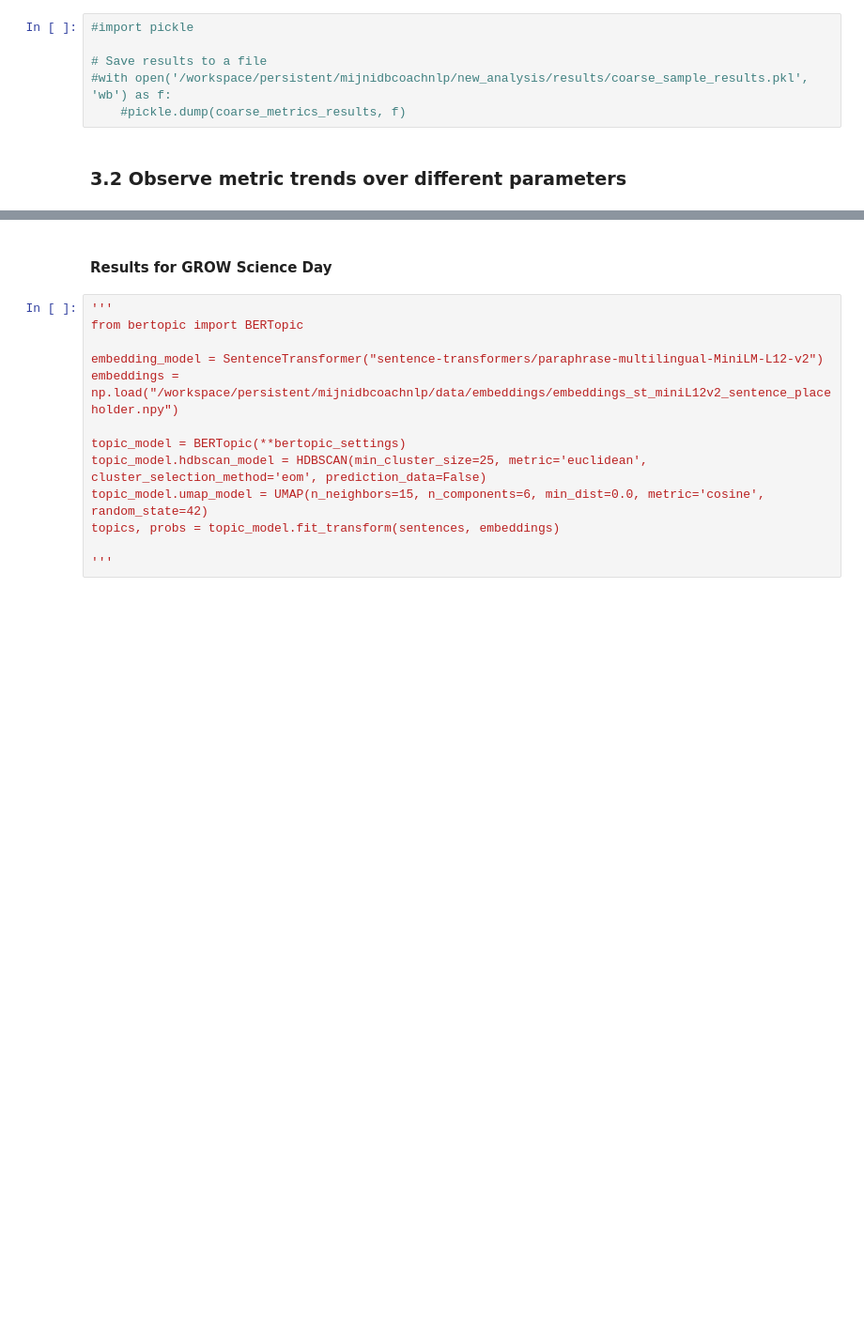
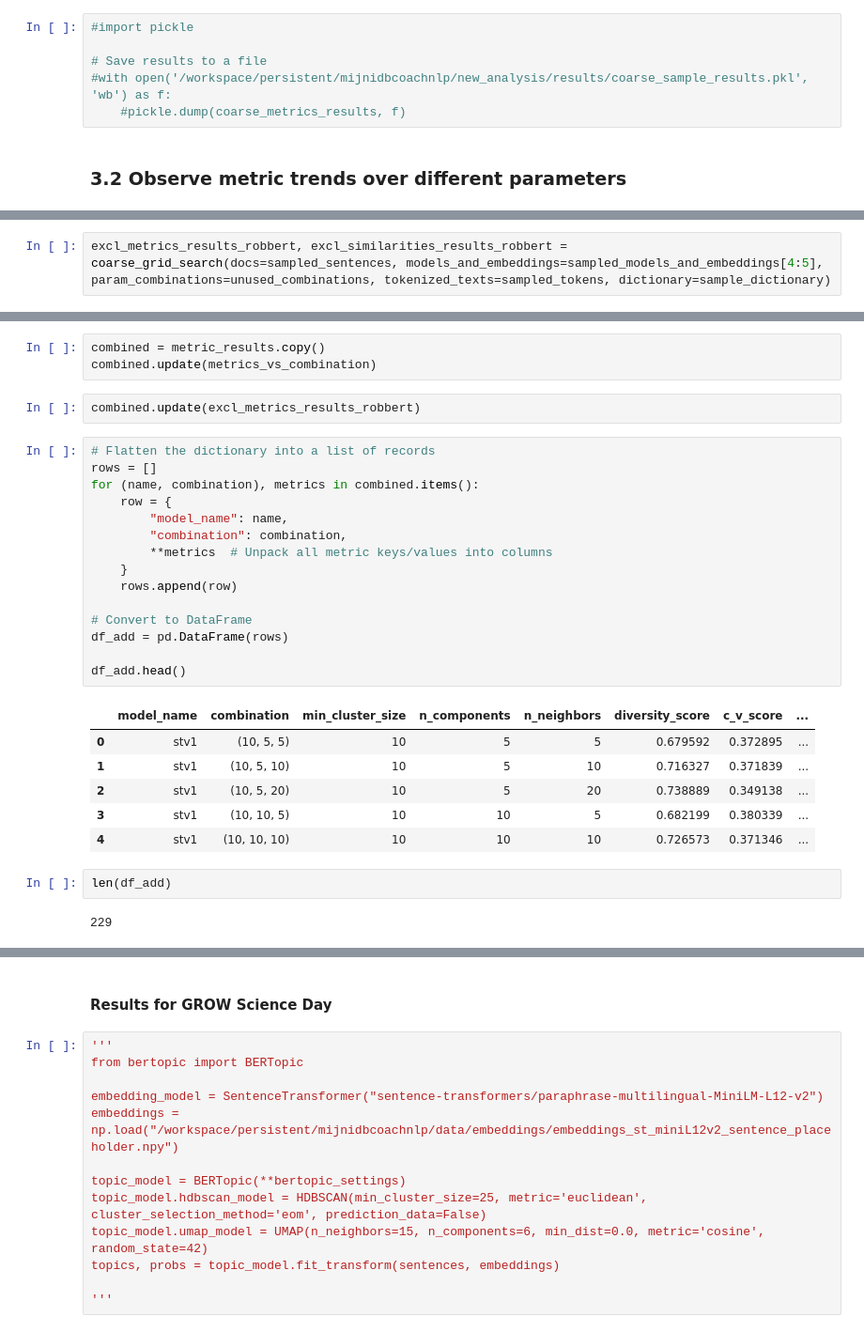
Before and after one commit to MaastrichtU-CDS/MyIBDcoachNLP, a Jupyter notebook: new_analysis/notebooks/train_sentence_transformers.ipynb, the cells around one changed output, grey strips where cells are left out. Shown at 94% size. Cells and saved outputs as stored; diff of their text form; blank space fills up the shorter version.

```diff
--- a/new_analysis/notebooks/train_sentence_transformers.ipynb
+++ b/new_analysis/notebooks/train_sentence_transformers.ipynb
@@ -687,0 +606,2 @@ plt.show()
+# %%
+excl_metrics_results_robbert, excl_similarities_results_robbert = coarse_grid_search(docs=sampled_sentences, models_and_embeddings=sampled_models_and_embeddings[4:5], param_combinations=unused_combinations, tokenized_texts=sampled_tokens, dictionary=sample_dictionary)
@@ -687,0 +688,31 @@ plt.show()
+# %%
+combined = metric_results.copy()
+combined.update(metrics_vs_combination)
+# %%
+combined.update(excl_metrics_results_robbert)
+# %%
+# Flatten the dictionary into a list of records
+rows = []
+for (name, combination), metrics in combined.items():
+    row = {
+        "model_name": name,
+        "combination": combination,
+        **metrics  # Unpack all metric keys/values into columns
+    }
+    rows.append(row)
+
+# Convert to DataFrame
+df_add = pd.DataFrame(rows)
+
+df_add.head()
+# %% [output]
+|  | model_name | combination | min_cluster_size | n_components | n_neighbors | diversity_score | c_v_score | ... |
+| 0 | stv1 | (10, 5, 5) | 10 | 5 | 5 | 0.679592 | 0.372895 | ... |
+| 1 | stv1 | (10, 5, 10) | 10 | 5 | 10 | 0.716327 | 0.371839 | ... |
+| 2 | stv1 | (10, 5, 20) | 10 | 5 | 20 | 0.738889 | 0.349138 | ... |
+| 3 | stv1 | (10, 10, 5) | 10 | 10 | 5 | 0.682199 | 0.380339 | ... |
+| 4 | stv1 | (10, 10, 10) | 10 | 10 | 10 | 0.726573 | 0.371346 | ... |
+# %%
+len(df_add)
+# %% [output]
+229
```
Also changed, not shown: parts of 37 cells of this notebook, 2 other files.
